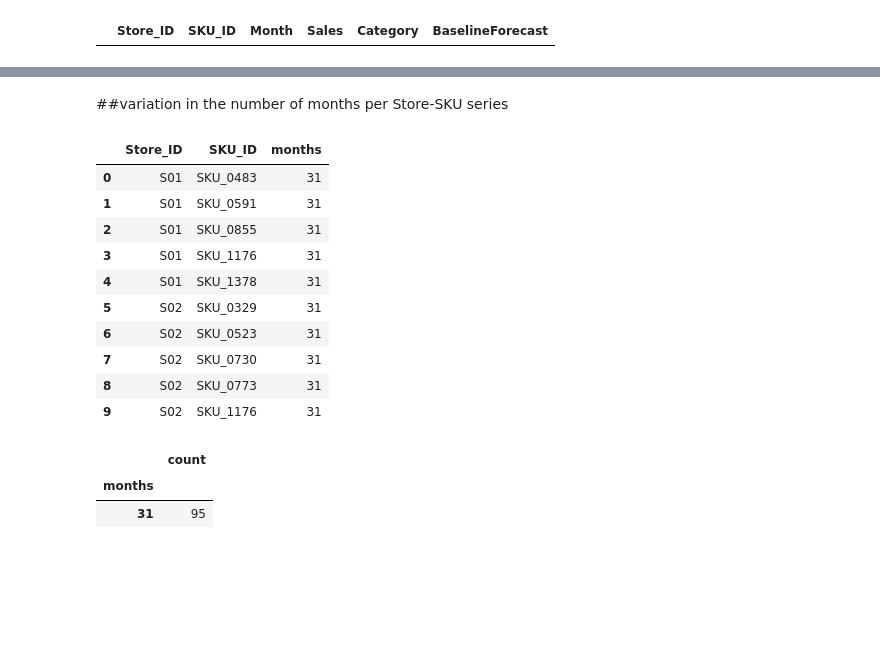
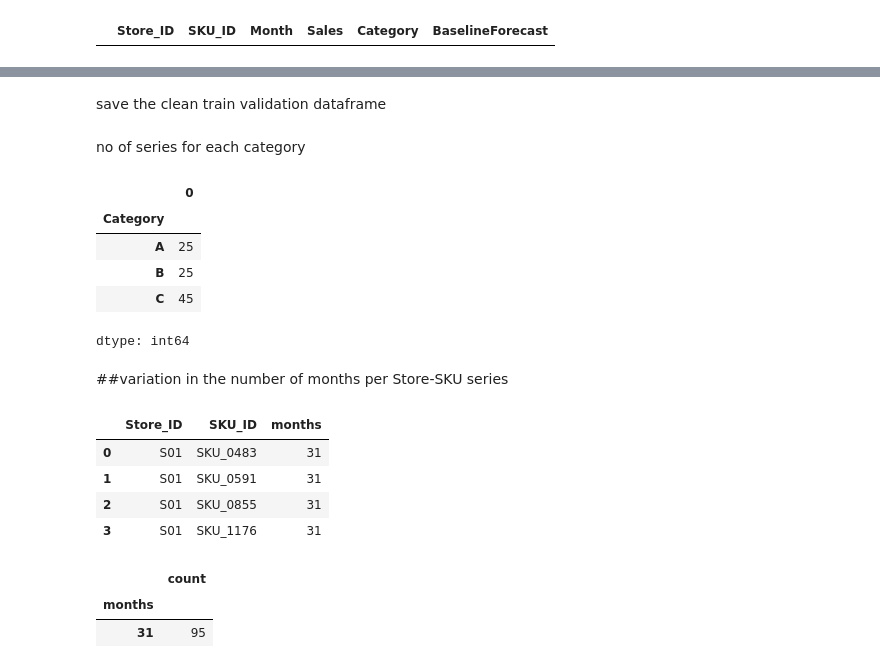
Before and after one commit to partha2412/Time-Series-Forecast, a Jupyter notebook: TimeSeries_forecasting.ipynb, the cells around one changed output, grey strips where cells are left out. Cells and saved outputs as stored; diff of their text form; code cells hidden in the pictures; blank space fills up the shorter version.

Commit message:
dynamic data cleaning + more code

```diff
--- a/TimeSeries_forecasting.ipynb
+++ b/TimeSeries_forecasting.ipynb
@@ -157,0 +177,4 @@ tdf[ (tdf["Store_ID"]=="S01") & (tdf["SKU_ID"]=="SKU_0483") ]
+# %%
+# Apply to both Train and Validation sets
+tdf = clean_and_preprocess(tdf)
+vdf = clean_and_preprocess(vdf)
@@ -158,20 +213,9 @@ tdf[ (tdf["Store_ID"]=="S01") & (tdf["SKU_ID"]=="SKU_0483") ]
 # %%
-tdf['Sales'] = pd.to_numeric(tdf['Sales'], errors='coerce').fillna(0).astype('float64')
-tdf['BaselineForecast'] = pd.to_numeric(tdf['BaselineForecast'], errors='coerce').fillna(0).astype('float64')
-tdf['Category'] = tdf["Category"].astype('category')
-tdf['Store_ID'] = tdf["Store_ID"].astype('str')
-tdf['SKU_ID'] = tdf["SKU_ID"].astype('str')
-# tdf['Month'] = pd.to_datetime(tdf['Month'])
-# tdf['Month'] = pd.to_datetime(tdf['Month']).dt.to_period('M').dt.to_timestamp()
+# tdf['Sales'] = pd.to_numeric(tdf['Sales'], errors='coerce').fillna(0).astype('float64')
+# tdf['BaselineForecast'] = pd.to_numeric(tdf['BaselineForecast'], errors='coerce').fillna(0).astype('float64')
+# tdf['Category'] = tdf["Category"].astype('category')
+# tdf['Store_ID'] = tdf["Store_ID"].astype('str')
+# tdf['SKU_ID'] = tdf["SKU_ID"].astype('str')
 
-def fix_month(s):
-    y, a, b = s.split('-')
-    a, b = int(a), int(b)
-    if a == 1 and b != 1:
-        month = b   # it was swapped — the real month is b
-    else:
-        month = a
-    return pd.Timestamp(year=int(y), month=month, day=1)
-
-tdf['Month'] = tdf['Month'].apply(fix_month)
+# tdf['Month'] = tdf['Month'].apply(fix_month)
 # %%
@@ -355,0 +325,2 @@ tdf.tail(5)
+# %% [markdown]
+save the clean train validation dataframe
@@ -356,25 +330,32 @@ tdf.tail(5)
+# %% [markdown]
+no of series for each category
+# %%
+tdf.groupby('Category').apply(
+    lambda x: x[['Store_ID', 'SKU_ID']].drop_duplicates().shape[0]
+)
+# %% [output]
+|  | 0 |
+| Category |  |
+| A | 25 |
+| B | 25 |
+| C | 45 |
+dtype: int64
 # %% [markdown]
 ##variation in the number of months per Store-SKU series
 # %%
 series_counts = (
     tdf.groupby(['Store_ID', 'SKU_ID'])
        .size()
        .reset_index(name='months')
 )
 
-series_counts.head(10)
+series_counts.head(4)
 # %% [output]
 |  | Store_ID | SKU_ID | months |
 | 0 | S01 | SKU_0483 | 31 |
 | 1 | S01 | SKU_0591 | 31 |
 | 2 | S01 | SKU_0855 | 31 |
 | 3 | S01 | SKU_1176 | 31 |
-| 4 | S01 | SKU_1378 | 31 |
-| 5 | S02 | SKU_0329 | 31 |
-| 6 | S02 | SKU_0523 | 31 |
-| 7 | S02 | SKU_0730 | 31 |
-| 8 | S02 | SKU_0773 | 31 |
-| 9 | S02 | SKU_1176 | 31 |
 # %%
 series_counts['months'].value_counts().sort_index()
 # %% [output]
```
Also changed, not shown: parts of 42 cells of this notebook.
